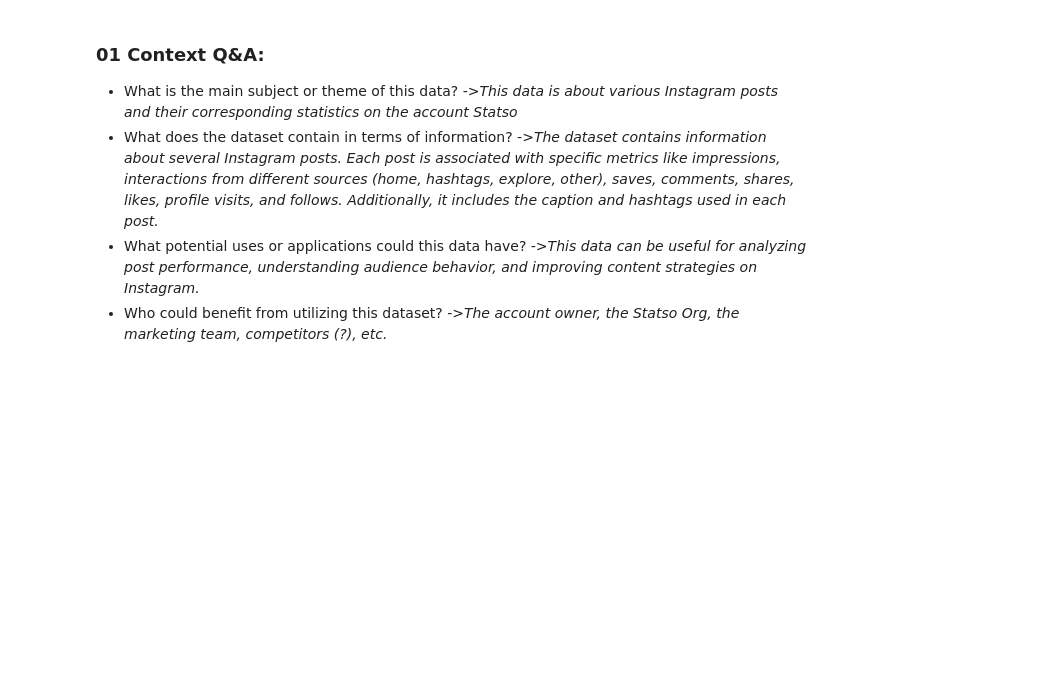
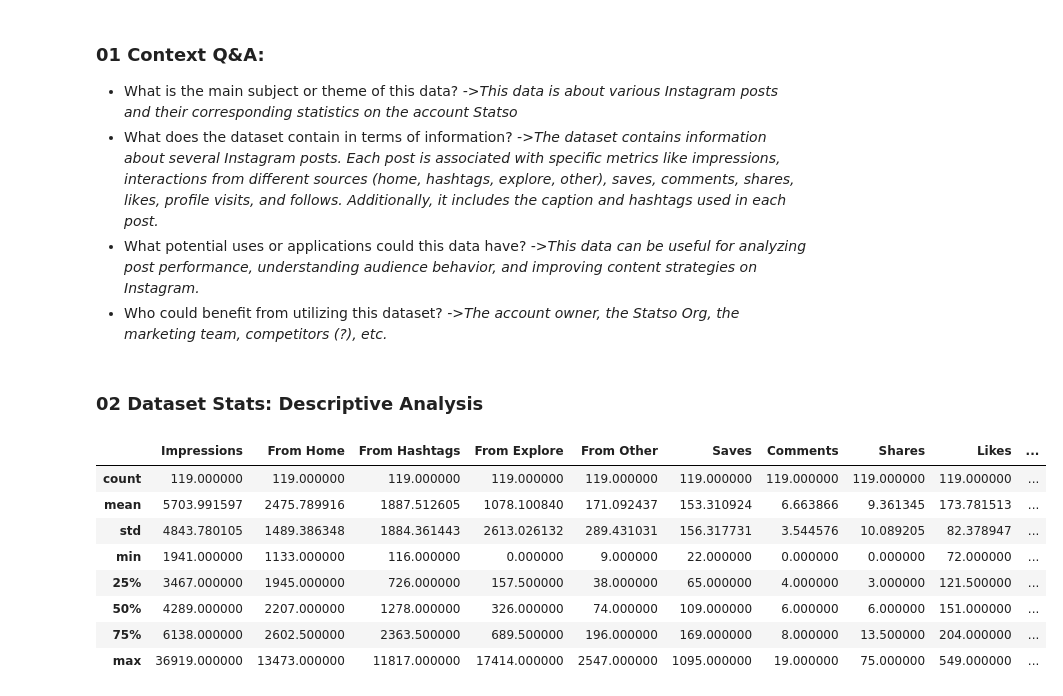
Before and after one commit to NicoapBol/Data-Analytics-Projects, a Jupyter notebook: 001. Exploratory Data Analysis/01. Code/Insta_Eda_Project.ipynb, the cells around one changed output. Saved outputs shown, nothing was run; the diff lists cells and outputs as text; code cells hidden in the pictures; blank space fills up the shorter version.

```diff
--- a/001. Exploratory Data Analysis/01. Code/Insta_Eda_Project.ipynb
+++ b/001. Exploratory Data Analysis/01. Code/Insta_Eda_Project.ipynb
@@ -57,0 +62,14 @@ fig.show()
+# %% [markdown]
+### 02 Dataset Stats: Descriptive Analysis
+# %%
+df.describe()
+# %% [output]
+|  | Impressions | From Home | From Hashtags | From Explore | From Other | Saves | Comments | Shares | Likes | ... |
+| count | 119.000000 | 119.000000 | 119.000000 | 119.000000 | 119.000000 | 119.000000 | 119.000000 | 119.000000 | 119.000000 | ... |
+| mean | 5703.991597 | 2475.789916 | 1887.512605 | 1078.100840 | 171.092437 | 153.310924 | 6.663866 | 9.361345 | 173.781513 | ... |
+| std | 4843.780105 | 1489.386348 | 1884.361443 | 2613.026132 | 289.431031 | 156.317731 | 3.544576 | 10.089205 | 82.378947 | ... |
+| min | 1941.000000 | 1133.000000 | 116.000000 | 0.000000 | 9.000000 | 22.000000 | 0.000000 | 0.000000 | 72.000000 | ... |
+| 25% | 3467.000000 | 1945.000000 | 726.000000 | 157.500000 | 38.000000 | 65.000000 | 4.000000 | 3.000000 | 121.500000 | ... |
+| 50% | 4289.000000 | 2207.000000 | 1278.000000 | 326.000000 | 74.000000 | 109.000000 | 6.000000 | 6.000000 | 151.000000 | ... |
+| 75% | 6138.000000 | 2602.500000 | 2363.500000 | 689.500000 | 196.000000 | 169.000000 | 8.000000 | 13.500000 | 204.000000 | ... |
+| max | 36919.000000 | 13473.000000 | 11817.000000 | 17414.000000 | 2547.000000 | 1095.000000 | 19.000000 | 75.000000 | 549.000000 | ... |
```
Also changed, not shown: parts of 4 cells of this notebook.
